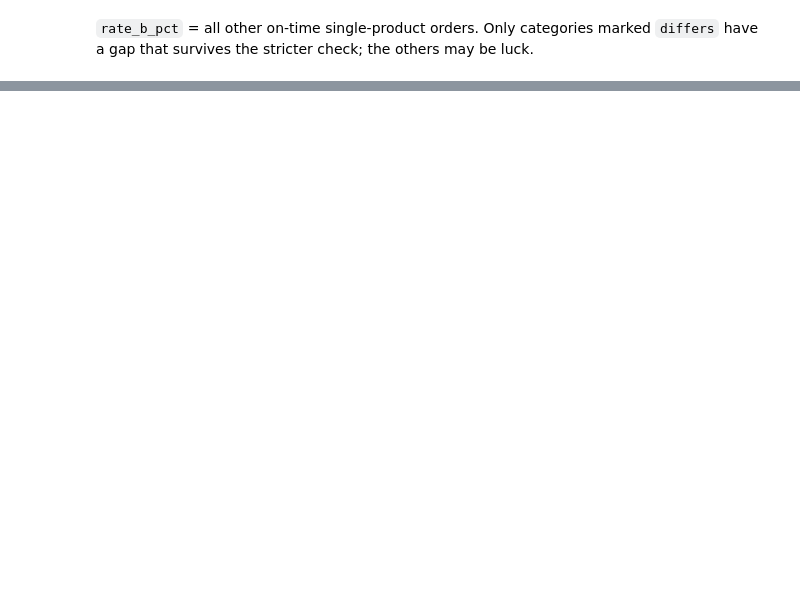
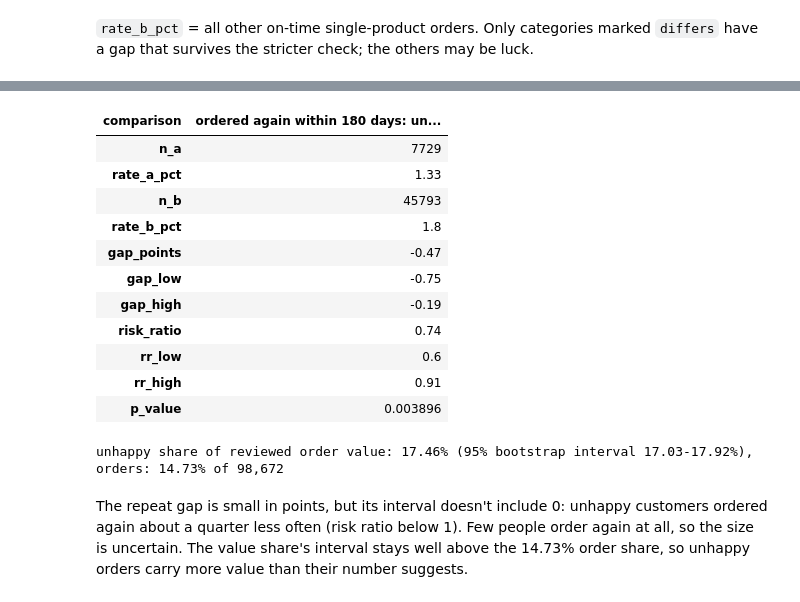
Before and after one commit to RishitheB0T/olist-customer-experience-analytics, a Jupyter notebook: notebooks/02_statistics.ipynb, the cells around one changed output, grey strips where cells are left out. Cells and saved outputs as stored; diff of their text form; code cells hidden in the pictures; blank space fills up the shorter version.

```diff
--- a/notebooks/02_statistics.ipynb
+++ b/notebooks/02_statistics.ipynb
@@ -364,0 +423,56 @@ that survives the stricter check; the others may be luck.
+# %%
+repeat = query("""
+    WITH person_orders AS (
+      SELECT c.customer_unique_id AS person, f.order_purchase_timestamp AS purchased, f.has_review,
+             f.is_unhappy, f.review_answer_timestamp,
+             row_number() OVER (PARTITION BY c.customer_unique_id ORDER BY f.order_purchase_timestamp, f.order_id) AS nth
+      FROM analytics.fact_order f JOIN analytics.dim_customer c ON c.customer_id = f.customer_id
+    ), anchors AS (
+      SELECT person, is_unhappy, review_answer_timestamp AS anchor FROM person_orders WHERE nth = 1 AND has_review
+    ), next_order AS (
+      SELECT a.person, min(o.purchased) AS next_purchase
+      FROM anchors a JOIN person_orders o ON o.person = a.person AND o.purchased > a.anchor
+      GROUP BY a.person
+    )
+    SELECT a.is_unhappy, count(*) AS people,
+           count(*) FILTER (WHERE n.next_purchase <= a.anchor + interval '180 days') AS ordered_again
+    FROM anchors a LEFT JOIN next_order n ON n.person = a.person
+    WHERE a.anchor + interval '180 days' < timestamp '2018-09-01'
+    GROUP BY a.is_unhappy
+""").set_index("is_unhappy")
+u, o = repeat.loc[True], repeat.loc[False]
+pd.DataFrame([compare("ordered again within 180 days: unhappy vs other",
+                      int(u.ordered_again), int(u.people), int(o.ordered_again), int(o.people))]
+             ).set_index("comparison").astype(object).T
+# %% [output]
+| comparison | ordered again within 180 days: un... |
+| n_a | 7729 |
+| rate_a_pct | 1.33 |
+| n_b | 45793 |
+| rate_b_pct | 1.8 |
+| gap_points | -0.47 |
+| gap_low | -0.75 |
+| gap_high | -0.19 |
+| risk_ratio | 0.74 |
+| rr_low | 0.6 |
+| rr_high | 0.91 |
+| p_value | 0.003896 |
+# %%
+import numpy as np
+
+value = query("""SELECT paid_total::float AS paid, is_unhappy::int AS unhappy
+                 FROM analytics.fact_order WHERE has_review AND paid_total IS NOT NULL""")
+paid, unhappy = value["paid"].to_numpy(), value["unhappy"].to_numpy()
+share = lambda p, u: 100 * (p * u).sum() / p.sum()              # unhappy share of value, in %
+boot = stats.bootstrap((paid, unhappy), share, paired=True, vectorized=False, n_resamples=2000,
+                       method="percentile", random_state=42)    # fixed seed: same result every run
+print(f"unhappy share of reviewed order value: {share(paid, unhappy):.2f}% "
+      f"(95% bootstrap interval {boot.confidence_interval.low:.2f}-{boot.confidence_interval.high:.2f}%), "
+      f"orders: {100 * unhappy.mean():.2f}% of {len(paid):,}")
+# %% [output]
+unhappy share of reviewed order value: 17.46% (95% bootstrap interval 17.03-17.92%), orders: 14.73% of 98,672
+# %% [markdown]
+The repeat gap is small in points, but its interval doesn't include 0: unhappy customers ordered
+again about a quarter less often (risk ratio below 1). Few people order again at all, so the size
+is uncertain. The value share's interval stays well above the 14.73% order share, so unhappy orders
+carry more value than their number suggests.
```
Also changed, not shown: parts of 7 cells of this notebook, 4 other files.
